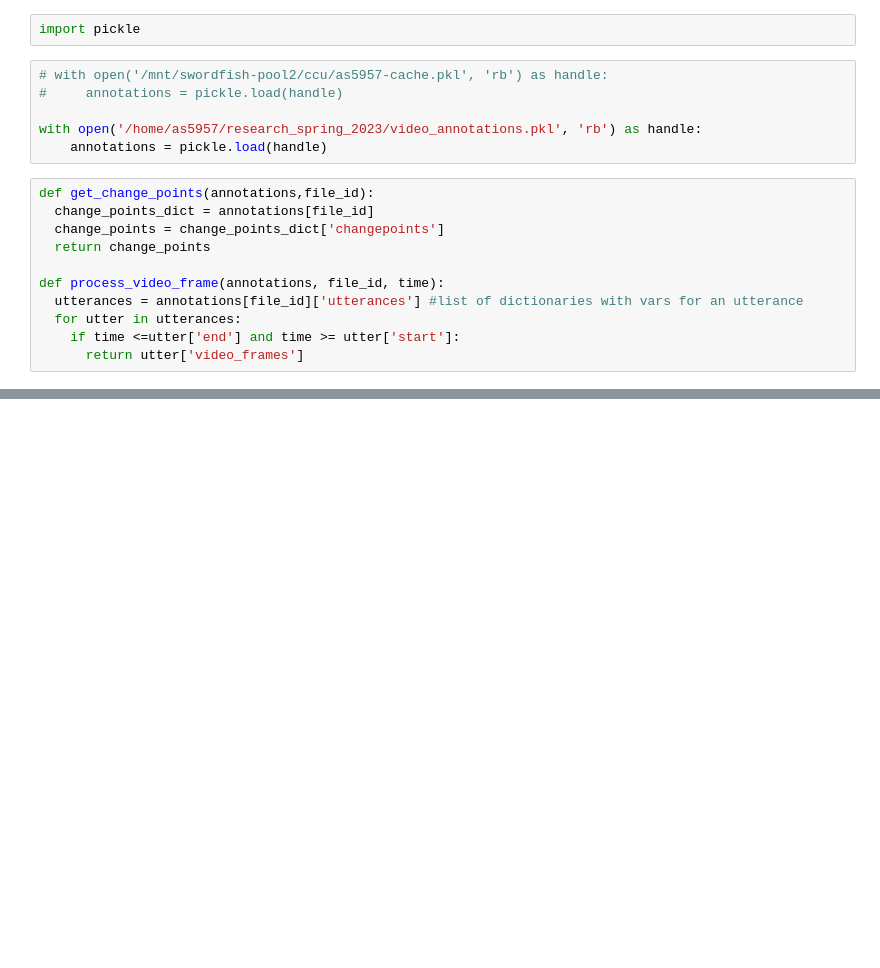
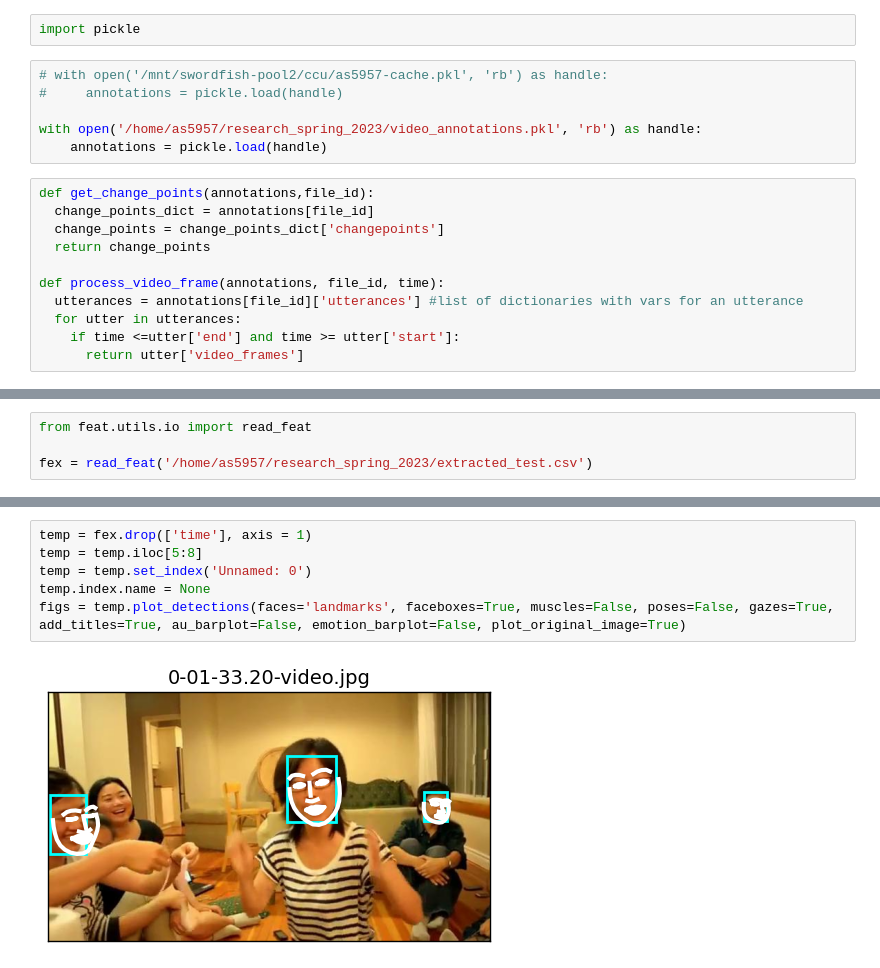
Before and after one commit to ananya-sahu/research_spring_2023, a Jupyter notebook: experiment.ipynb, the cells around one changed output, grey strips where cells are left out. Drawn from its saved outputs; the diff is of its cells as text; blank space fills up the shorter version.

Commit message:
extract for all change point data added

```diff
--- a/experiment.ipynb
+++ b/experiment.ipynb
@@ -22,0 +20,4 @@ def process_video_frame(annotations, file_id, time):
+# %%
+from feat.utils.io import read_feat
+
+fex = read_feat('/home/as5957/research_spring_2023/extracted_test.csv')
@@ -22,0 +45,8 @@ def process_video_frame(annotations, file_id, time):
+# %%
+temp = fex.drop(['time'], axis = 1)
+temp = temp.iloc[5:8]
+temp = temp.set_index('Unnamed: 0')
+temp.index.name = None
+figs = temp.plot_detections(faces='landmarks', faceboxes=True, muscles=False, poses=False, gazes=True, add_titles=True, au_barplot=False, emotion_barplot=False, plot_original_image=True)
+# %% [output]
+[figure, added]
```
Also changed, not shown: parts of 27 cells of this notebook, 1 other file.
